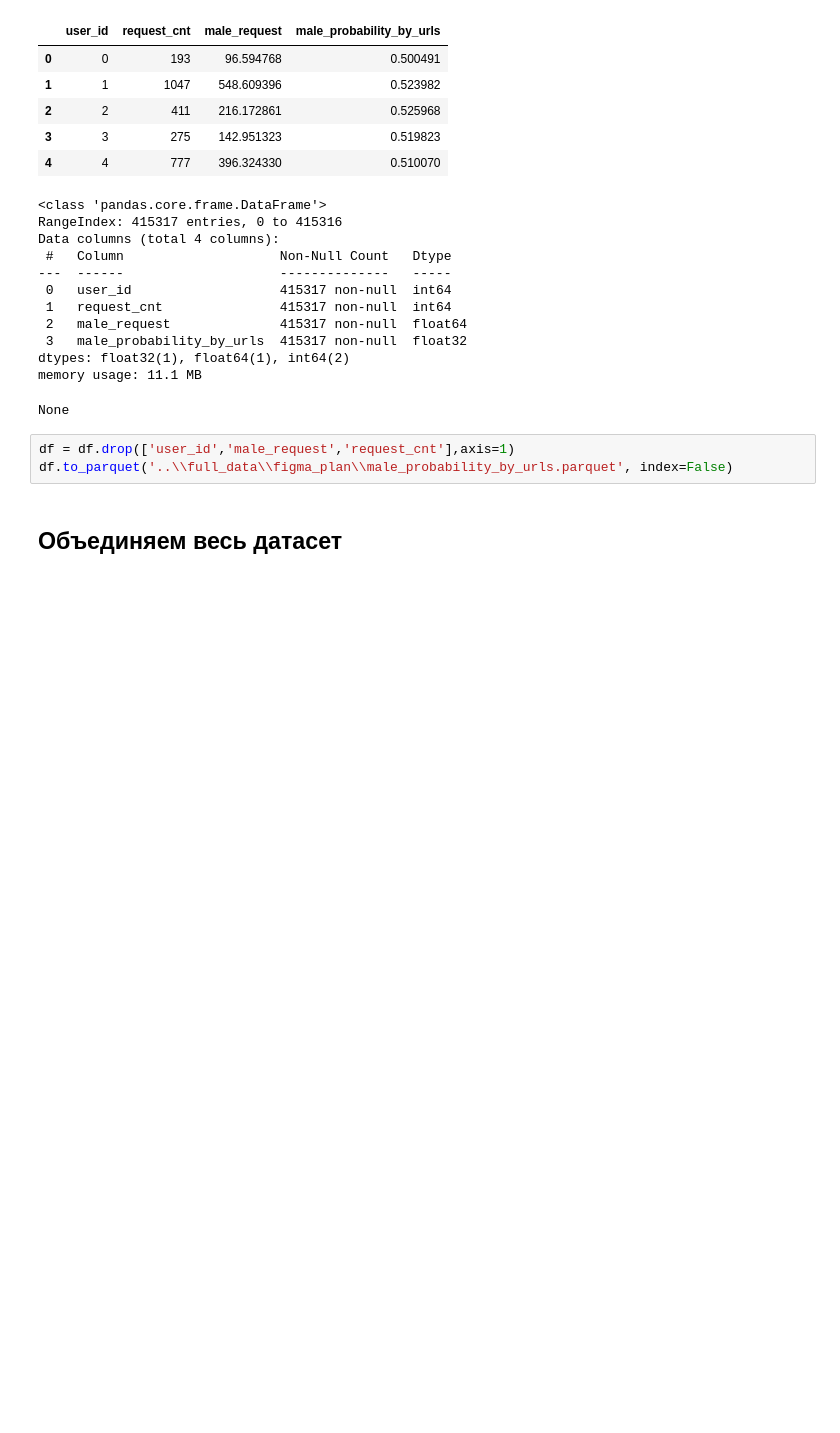
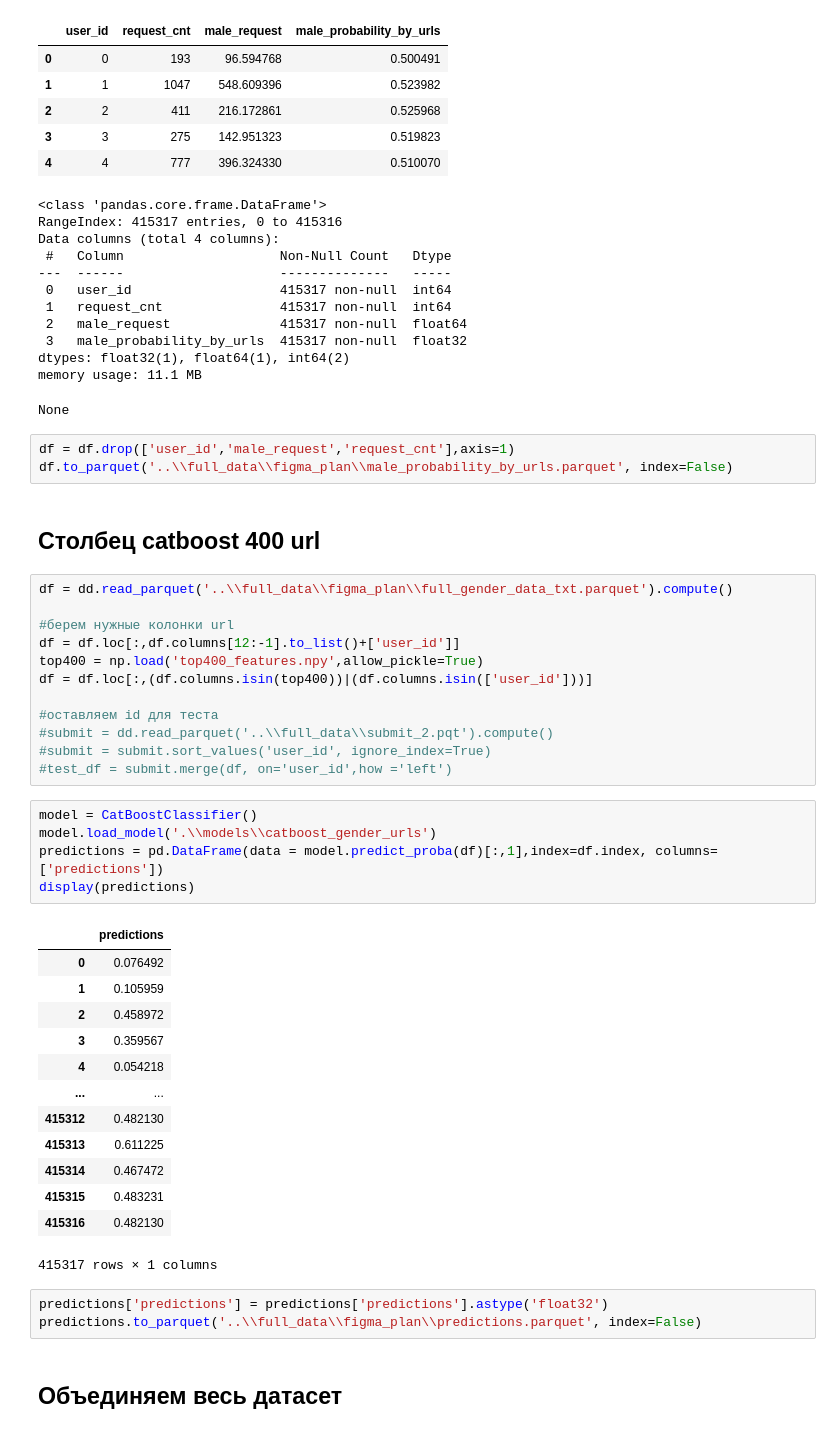
Before and after one commit to koshkidadanet/MTS-ML-CUP, a Jupyter notebook: feature_eng.ipynb, the cells around one changed output. Saved outputs shown, nothing was run; the diff lists cells and outputs as text; blank space fills up the shorter version.

```diff
--- a/feature_eng.ipynb
+++ b/feature_eng.ipynb
@@ -1798,6 +1799,42 @@ None
 # %%
 df = df.drop(['user_id','male_request','request_cnt'],axis=1)
 df.to_parquet('..\\full_data\\figma_plan\\male_probability_by_urls.parquet', index=False)
+# %% [markdown]
+## Столбец catboost 400 url
+# %%
+df = dd.read_parquet('..\\full_data\\figma_plan\\full_gender_data_txt.parquet').compute()
+
+#берем нужные колонки url
+df = df.loc[:,df.columns[12:-1].to_list()+['user_id']]
+top400 = np.load('top400_features.npy',allow_pickle=True)
+df = df.loc[:,(df.columns.isin(top400))|(df.columns.isin(['user_id']))]
+
+#оставляем id для теста
+#submit = dd.read_parquet('..\\full_data\\submit_2.pqt').compute()
+#submit = submit.sort_values('user_id', ignore_index=True)
+#test_df = submit.merge(df, on='user_id',how ='left')
+# %%
+model = CatBoostClassifier()
+model.load_model('.\\models\\catboost_gender_urls')
+predictions = pd.DataFrame(data = model.predict_proba(df)[:,1],index=df.index, columns=['predictions'])
+display(predictions)
+# %% [output]
+|  | predictions |
+| 0 | 0.076492 |
+| 1 | 0.105959 |
+| 2 | 0.458972 |
+| 3 | 0.359567 |
+| 4 | 0.054218 |
+| ... | ... |
+| 415312 | 0.482130 |
+| 415313 | 0.611225 |
+| 415314 | 0.467472 |
+| 415315 | 0.483231 |
+| 415316 | 0.482130 |
+415317 rows × 1 columns
+# %%
+predictions['predictions'] = predictions['predictions'].astype('float32')
+predictions.to_parquet('..\\full_data\\figma_plan\\predictions.parquet', index=False)
 # %% [markdown]
 ## Объединяем весь датасет
 # %%
```
Also changed, not shown: parts of 4 cells of this notebook, 1 other file.
